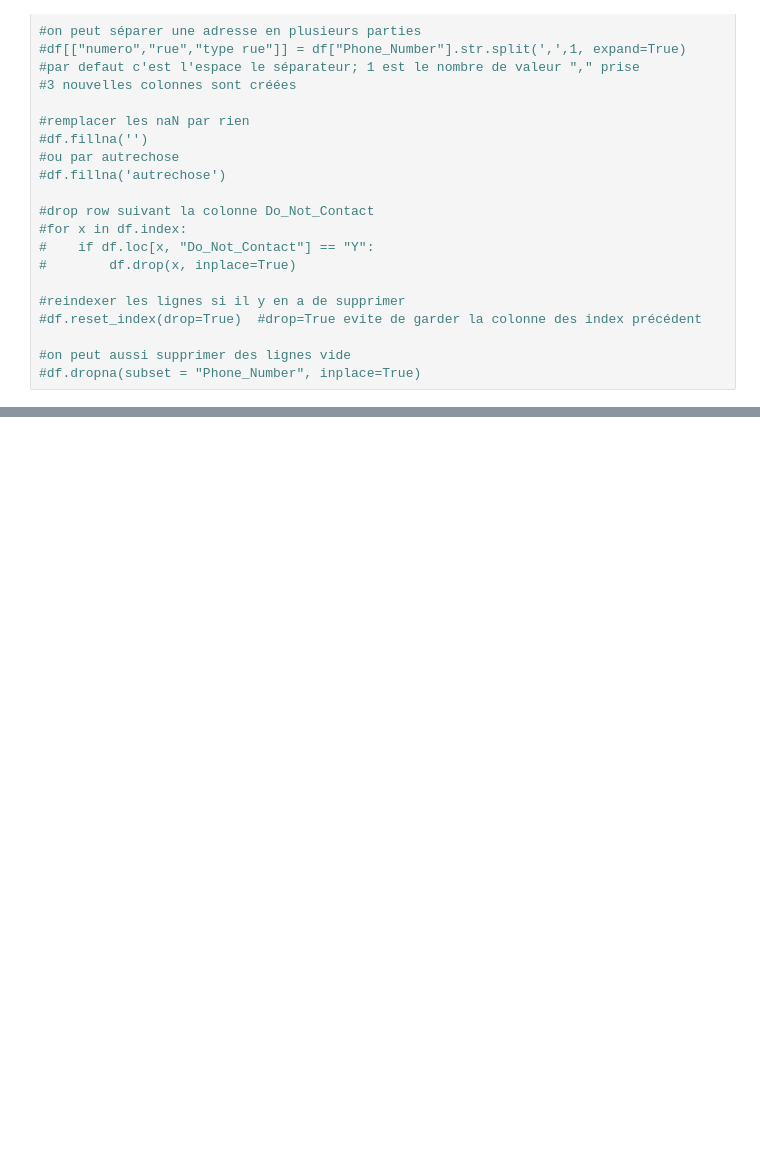
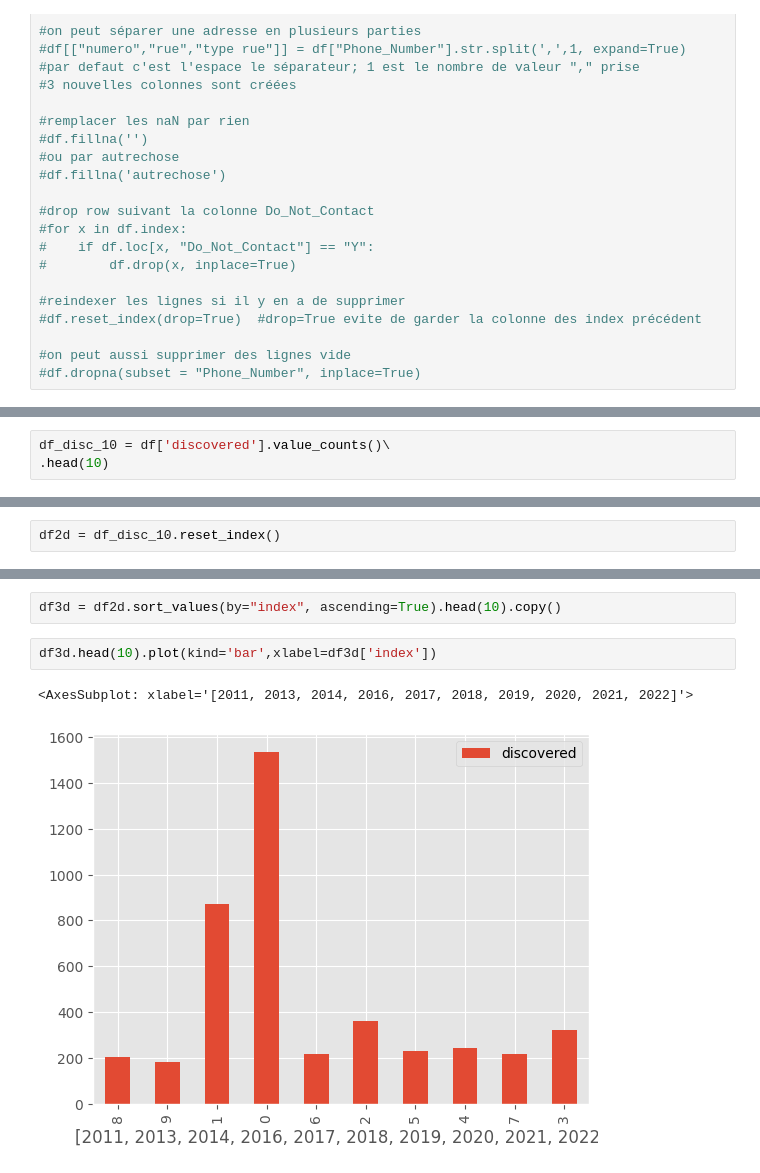
Before and after one commit to miraceti/Python_codes, a Jupyter notebook: pandas/pandas4.ipynb, the cells around one changed output, grey strips where cells are left out. Drawn from its saved outputs; the diff is of its cells as text; blank space fills up the shorter version.

```diff
--- a/pandas/pandas4.ipynb
+++ b/pandas/pandas4.ipynb
@@ -360,0 +842,3 @@ print(df2)
+# %%
+df_disc_10 = df['discovered'].value_counts()\
+.head(10)
@@ -360,0 +866,2 @@ print(df2)
+# %%
+df2d = df_disc_10.reset_index()
@@ -360,0 +882,7 @@ print(df2)
+# %%
+df3d = df2d.sort_values(by="index", ascending=True).head(10).copy()
+# %%
+df3d.head(10).plot(kind='bar',xlabel=df3d['index'])
+# %% [output]
+<AxesSubplot: xlabel='[2011, 2013, 2014, 2016, 2017, 2018, 2019, 2020, 2021, 2022]'>
+[figure, added]
```
Also changed, not shown: parts of 83 cells of this notebook, 4 other files.
